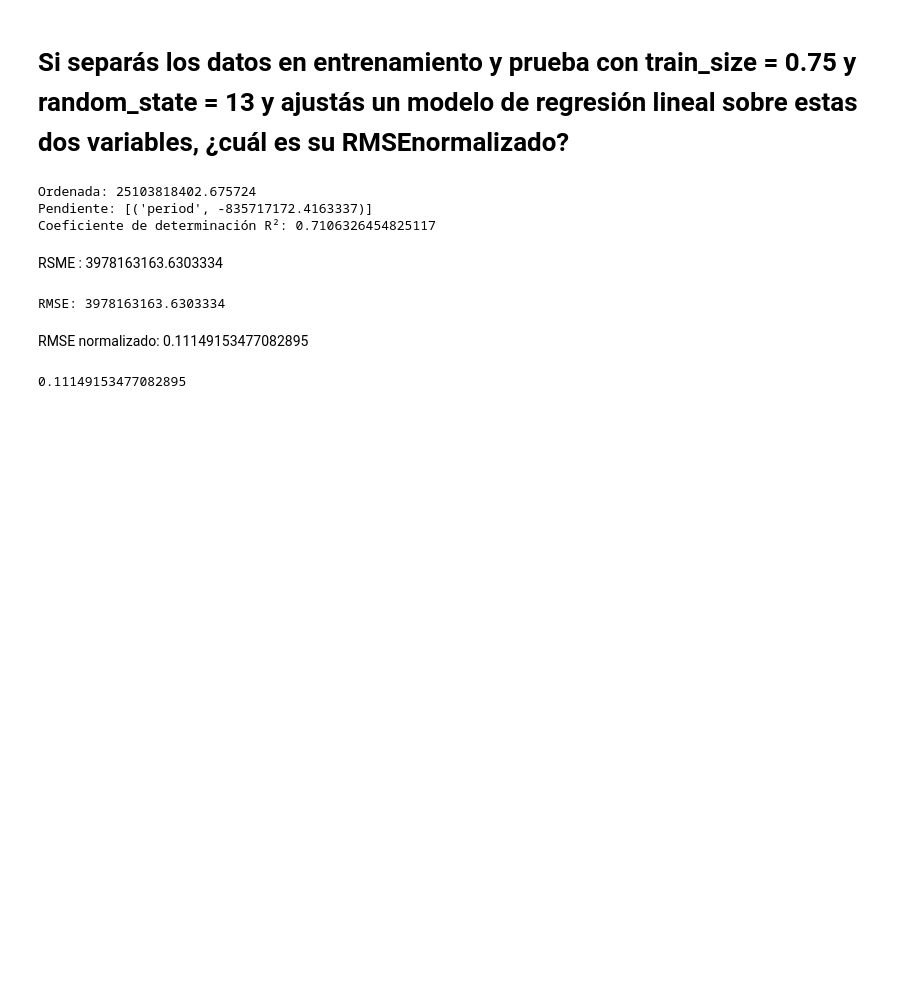
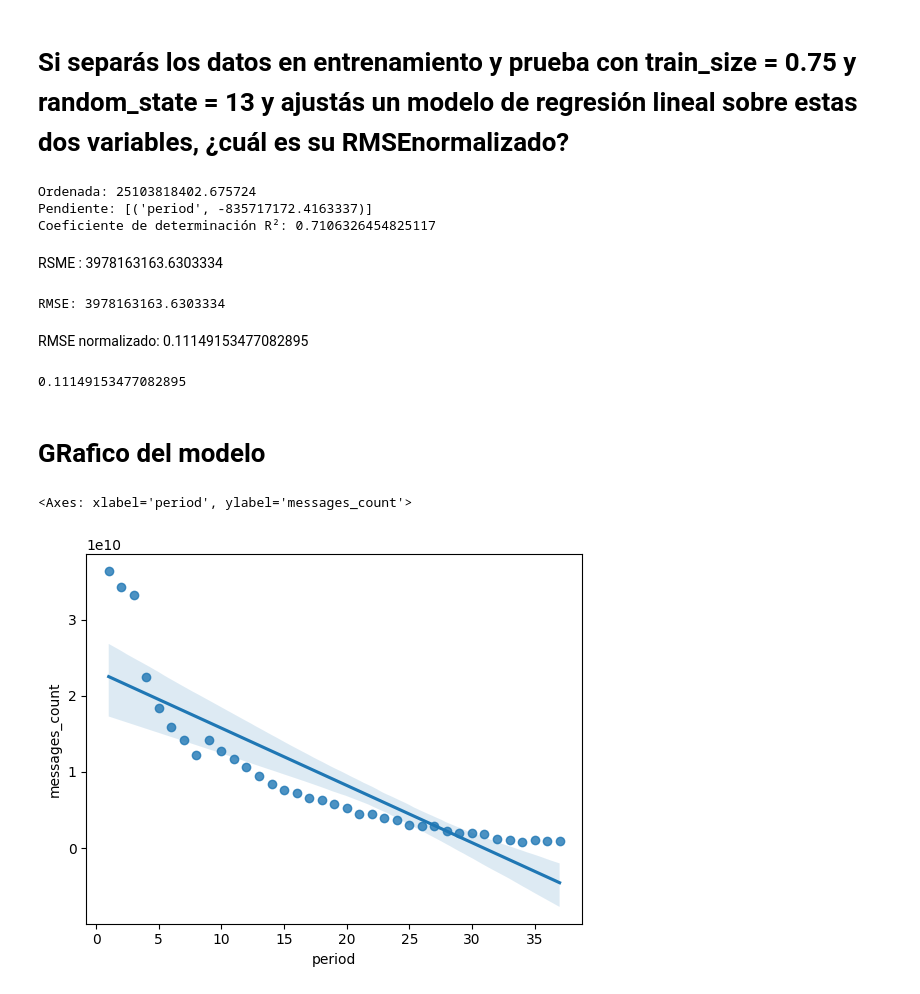
Before and after one commit to bonniemultimedia/WBDS_La_Camp, a Jupyter notebook: Ejercicio_6.1.15.ipynb, the cells around one changed output. Saved outputs shown, nothing was run; the diff lists cells and outputs as text; code cells hidden in the pictures; blank space fills up the shorter version.

Commit message:
Grafico

```diff
--- a/Ejercicio_6.1.15.ipynb
+++ b/Ejercicio_6.1.15.ipynb
@@ -138,3 +138,10 @@ def normalizar_rmse(rmse, y):
 normalizar_rmse(rmse, y)
 # %% [output]
 0.11149153477082895
+# %% [markdown]
+# GRafico del modelo
+# %%
+sns.regplot(x="period", y="messages_count", data=archivo)
+# %% [output]
+<Axes: xlabel='period', ylabel='messages_count'>
+[figure, added]
```
